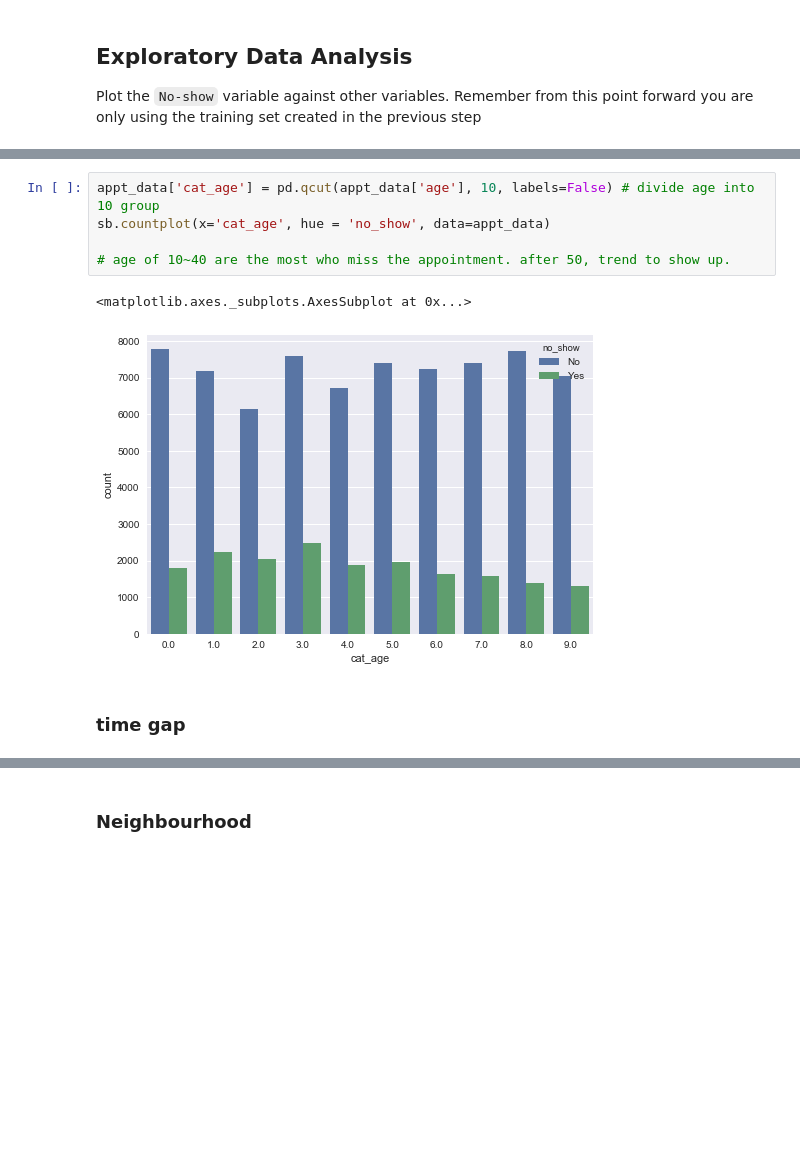
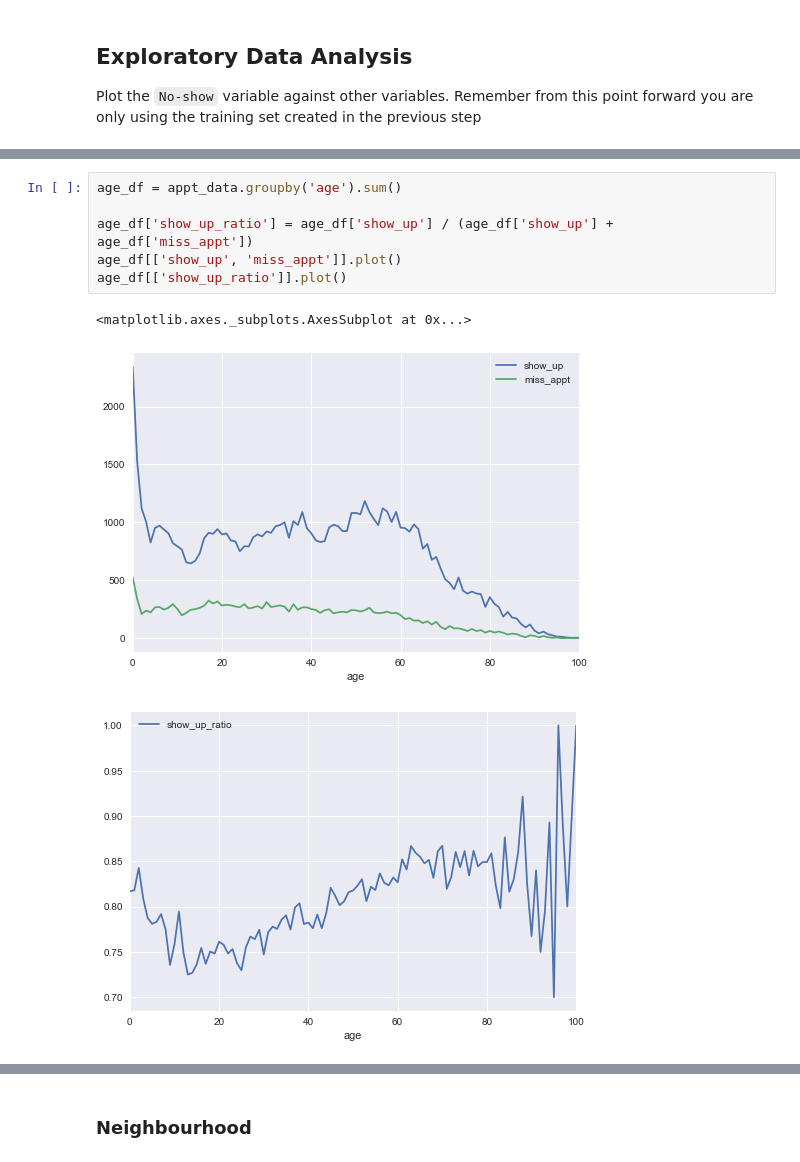
Before and after one commit to djhm1989/mldm_project2, a Jupyter notebook: partI.ipynb, the cells around one changed output, grey strips where cells are left out. Saved outputs shown, nothing was run; the diff lists cells and outputs as text; blank space fills up the shorter version.

```diff
--- a/partI.ipynb
+++ b/partI.ipynb
@@ -205,10 +214,10 @@ sb.countplot(x="gender",hue = 'no_show', data = appt_data)
-# %%
-appt_data['cat_age'] = pd.qcut(appt_data['age'], 10, labels=False) # divide age into 10 group
-sb.countplot(x='cat_age', hue = 'no_show', data=appt_data)
-
-# age of 10~40 are the most who miss the appointment. after 50, trend to show up.
-# %% [output]
-<matplotlib.axes._subplots.AxesSubplot at 0x...>
-[figure, removed]
-# %% [markdown]
-### time gap
+# %%
+age_df = appt_data.groupby('age').sum()
+
+age_df['show_up_ratio'] = age_df['show_up'] / (age_df['show_up'] + age_df['miss_appt'])
+age_df[['show_up', 'miss_appt']].plot()
+age_df[['show_up_ratio']].plot()
+# %% [output]
+<matplotlib.axes._subplots.AxesSubplot at 0x...>
+[figure, added]
+[figure, added]
```
Also changed, not shown: parts of 19 cells of this notebook.
